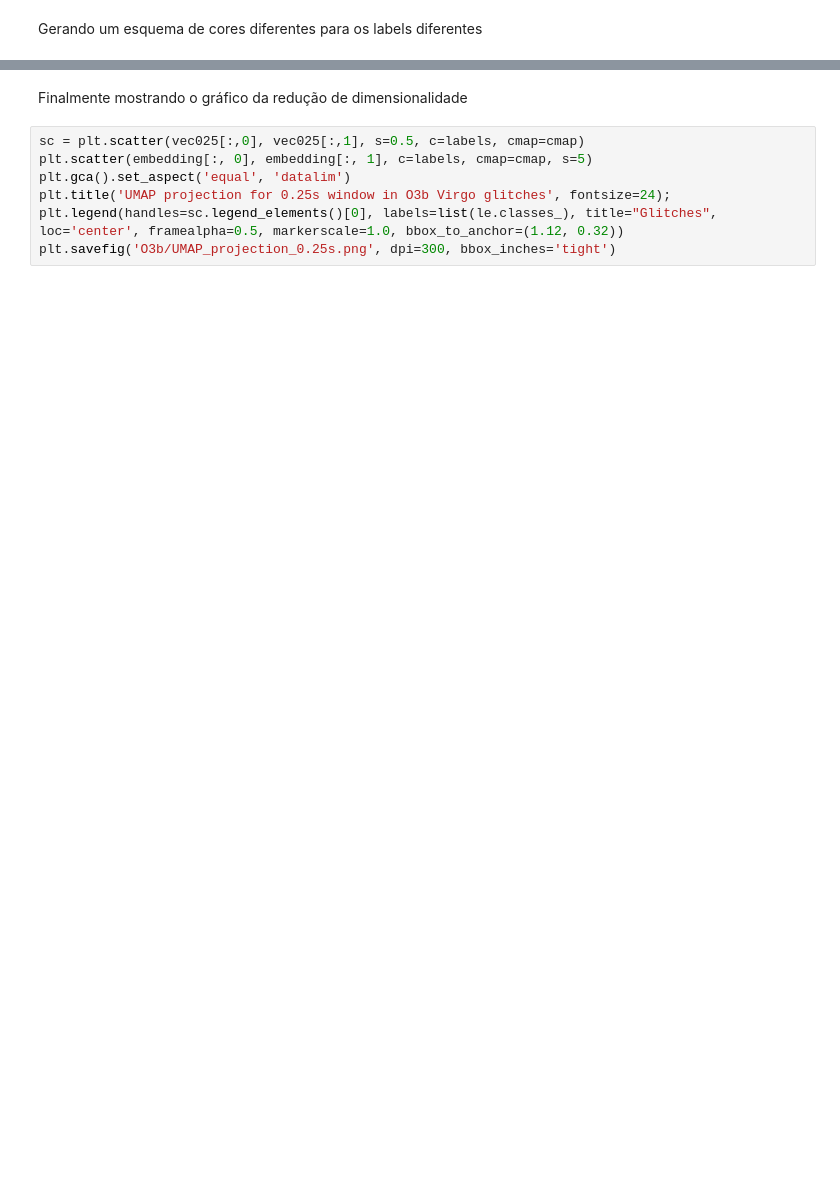
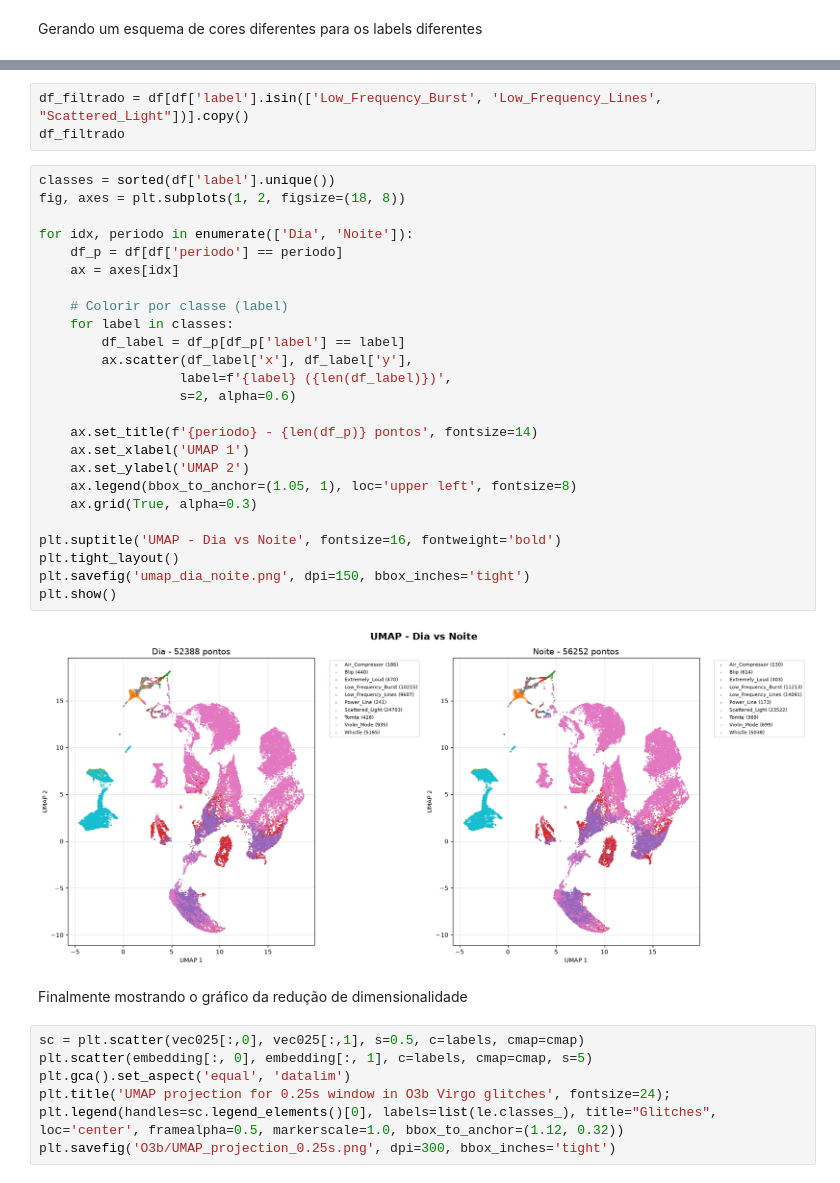
Before and after one commit to Regiley/VirgoBR, a Jupyter notebook: UMAP-vscode.ipynb, the cells around one changed output, grey strips where cells are left out. Saved outputs shown, nothing was run; the diff lists cells and outputs as text; blank space fills up the shorter version.

```diff
--- a/UMAP-vscode.ipynb
+++ b/UMAP-vscode.ipynb
@@ -133,3 +386,33 @@ array([[0., 0., 0., ..., 0., 0., 0.],
+# %%
+df_filtrado = df[df['label'].isin(['Low_Frequency_Burst', 'Low_Frequency_Lines', "Scattered_Light"])].copy()
+df_filtrado
+# %%
+classes = sorted(df['label'].unique())
+fig, axes = plt.subplots(1, 2, figsize=(18, 8))
+
+for idx, periodo in enumerate(['Dia', 'Noite']):
+    df_p = df[df['periodo'] == periodo]
+    ax = axes[idx]
+
+    # Colorir por classe (label)
+    for label in classes:
+        df_label = df_p[df_p['label'] == label]
+        ax.scatter(df_label['x'], df_label['y'],
+                  label=f'{label} ({len(df_label)})',
+                  s=2, alpha=0.6)
+
+    ax.set_title(f'{periodo} - {len(df_p)} pontos', fontsize=14)
+    ax.set_xlabel('UMAP 1')
+    ax.set_ylabel('UMAP 2')
+    ax.legend(bbox_to_anchor=(1.05, 1), loc='upper left', fontsize=8)
+    ax.grid(True, alpha=0.3)
+
+plt.suptitle('UMAP - Dia vs Noite', fontsize=16, fontweight='bold')
+plt.tight_layout()
+plt.savefig('umap_dia_noite.png', dpi=150, bbox_inches='tight')
+plt.show()
+# %% [output]
+[figure, added]
 # %% [markdown]
 Finalmente mostrando o gráfico da redução de dimensionalidade
 # %%
```
Also changed, not shown: parts of 36 cells of this notebook, 2 other files.
